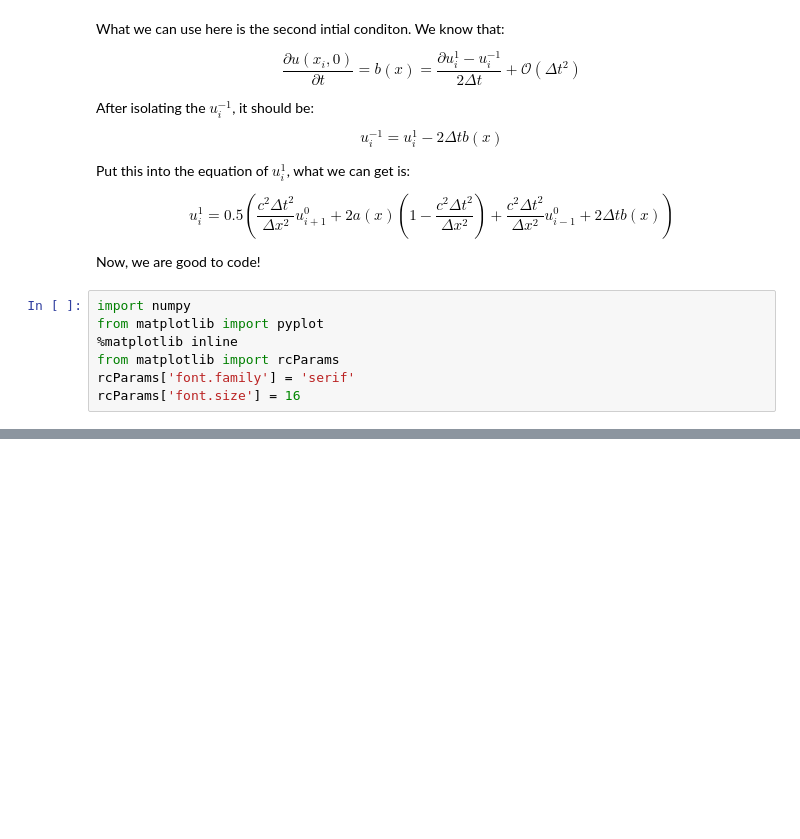
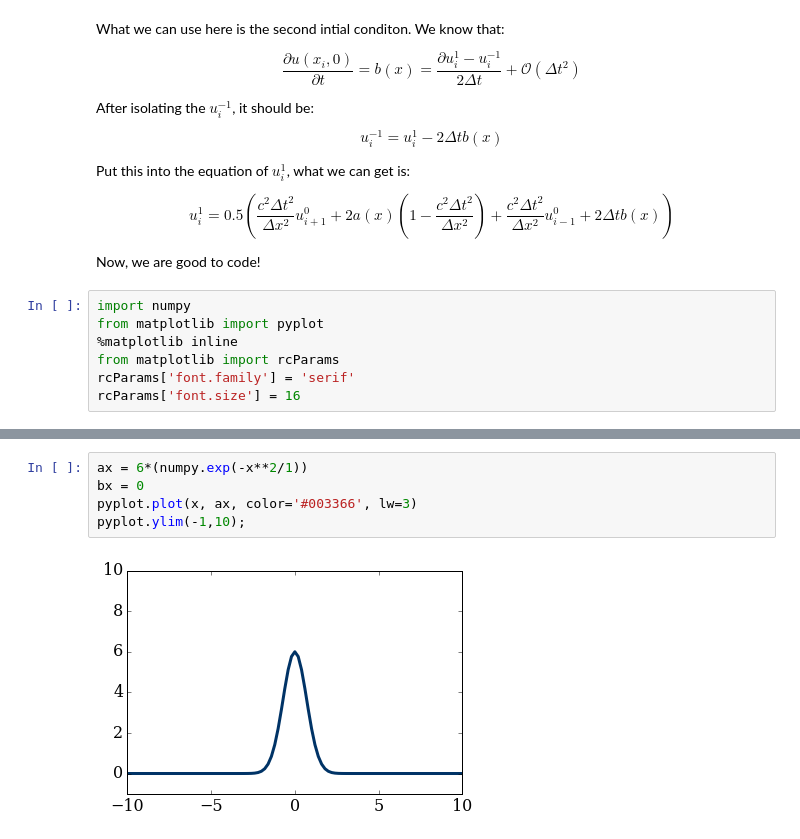
Before and after one commit to numerical-mooc/assignment-bank-2016, a Jupyter notebook: jiangtianliu/Wave_eqution_and_Klein-Gordon_equation.ipynb, the cells around one changed output, grey strips where cells are left out. Cells and saved outputs as stored; diff of their text form; blank space fills up the shorter version.

```diff
--- a/jiangtianliu/Wave_eqution_and_Klein-Gordon_equation.ipynb
+++ b/jiangtianliu/Wave_eqution_and_Klein-Gordon_equation.ipynb
@@ -122,0 +181,7 @@ alpha = dt/dx
+# %%
+ax = 6*(numpy.exp(-x**2/1))
+bx = 0
+pyplot.plot(x, ax, color='#003366', lw=3)
+pyplot.ylim(-1,10);
+# %% [output]
+[figure, added]
```
Also changed, not shown: parts of 7 cells of this notebook.
